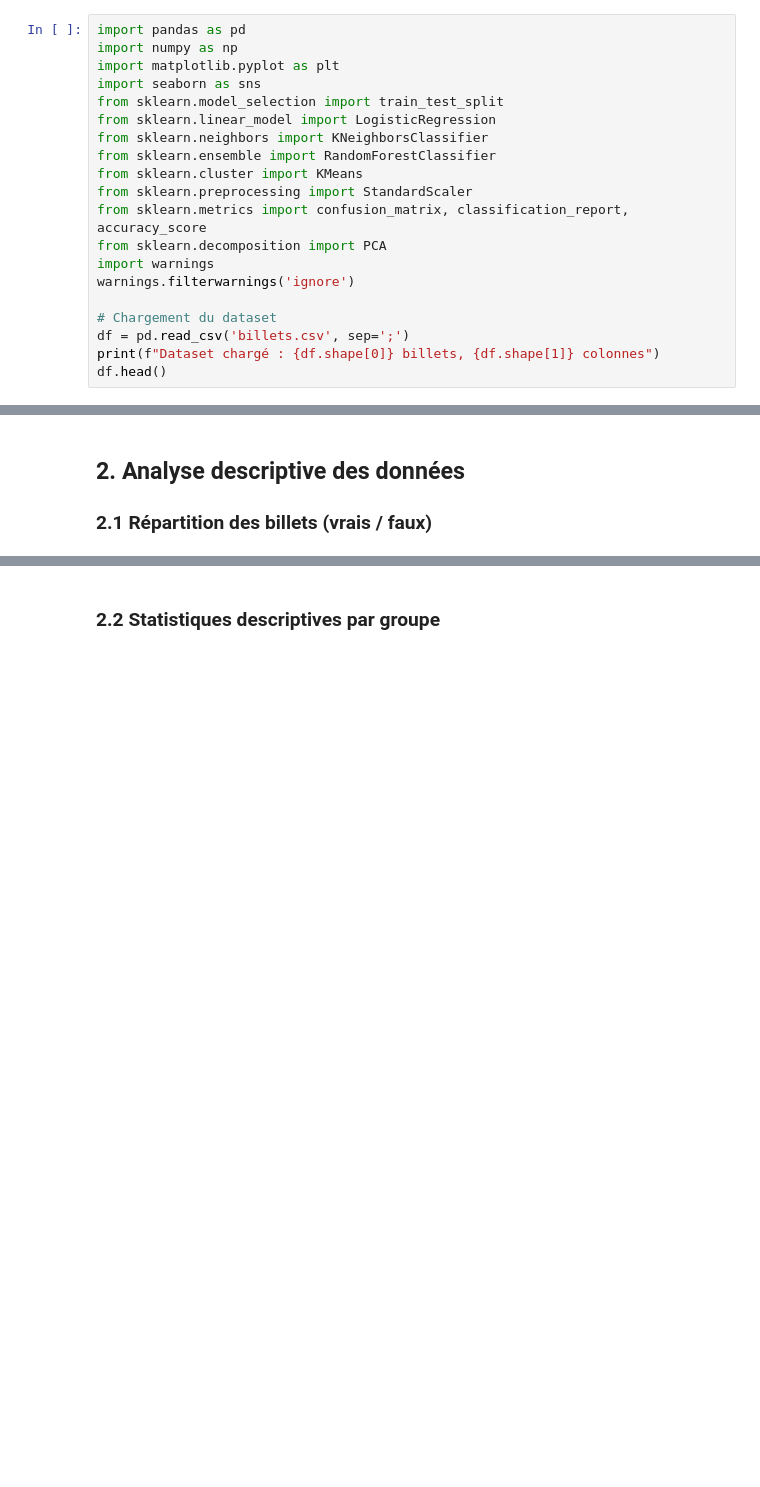
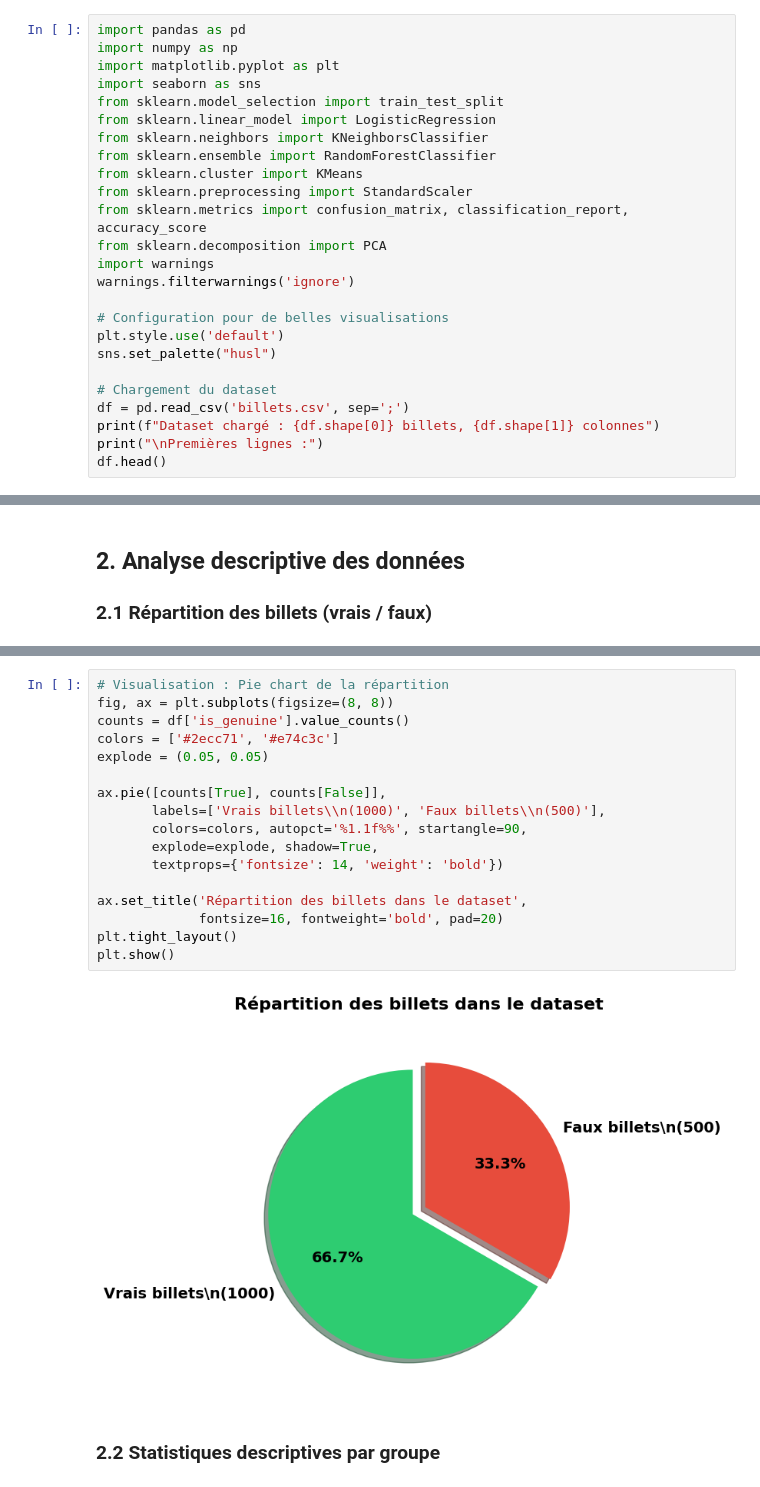
Before and after one commit to TheGoatLucien/Data_analyst, a Jupyter notebook: projets/projet 12/files/Notebook_P12_Detection_Faux_Billets.ipynb, the cells around one changed output, grey strips where cells are left out. Saved outputs shown, nothing was run; the diff lists cells and outputs as text; blank space fills up the shorter version.

```diff
--- a/projets/projet 12/files/Notebook_P12_Detection_Faux_Billets.ipynb
+++ b/projets/projet 12/files/Notebook_P12_Detection_Faux_Billets.ipynb
@@ -26,9 +27,14 @@ from sklearn.decomposition import PCA
 import warnings
 warnings.filterwarnings('ignore')
 
+# Configuration pour de belles visualisations
+plt.style.use('default')
+sns.set_palette("husl")
+
 # Chargement du dataset
 df = pd.read_csv('billets.csv', sep=';')
 print(f"Dataset chargé : {df.shape[0]} billets, {df.shape[1]} colonnes")
+print("\nPremières lignes :")
 df.head()
 # %% [output]
 Dataset chargé : 1500 billets, 7 colonnes
@@ -56,3 +68,22 @@ Rapport Vrais/Faux : 1000 / 500
+# %%
+# Visualisation : Pie chart de la répartition
+fig, ax = plt.subplots(figsize=(8, 8))
+counts = df['is_genuine'].value_counts()
+colors = ['#2ecc71', '#e74c3c']
+explode = (0.05, 0.05)
+
+ax.pie([counts[True], counts[False]],
+       labels=['Vrais billets\\n(1000)', 'Faux billets\\n(500)'],
+       colors=colors, autopct='%1.1f%%', startangle=90,
+       explode=explode, shadow=True,
+       textprops={'fontsize': 14, 'weight': 'bold'})
+
+ax.set_title('Répartition des billets dans le dataset',
+             fontsize=16, fontweight='bold', pad=20)
+plt.tight_layout()
+plt.show()
+# %% [output]
+[figure, added]
 # %% [markdown]
 ### 2.2 Statistiques descriptives par groupe
 # %%
```
Also changed, not shown: parts of 58 cells of this notebook, 3 other files.
